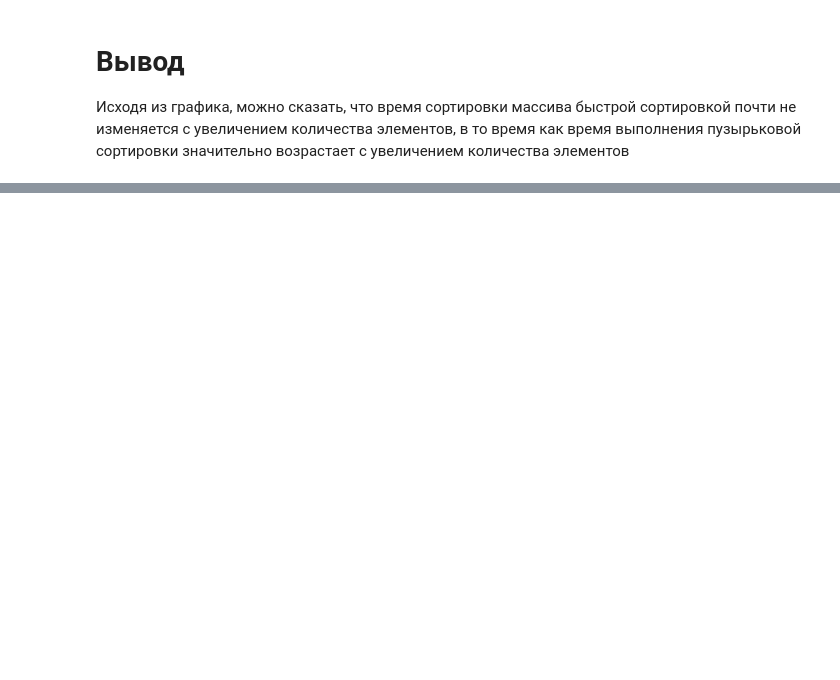
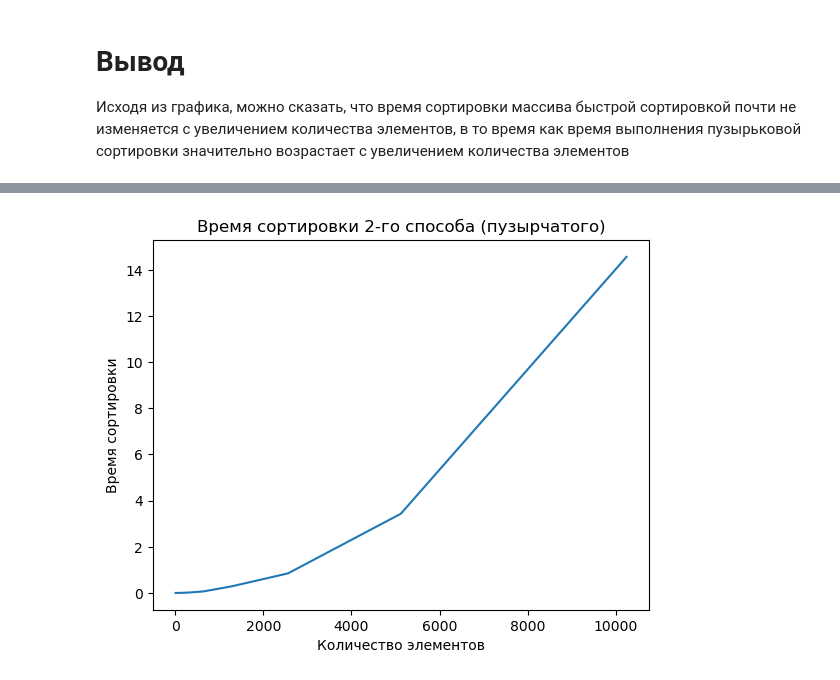
Before and after one commit to ProkDmit/tro_lb1, a Jupyter notebook: lb1/8-zad.ipynb, the cells around one changed output, grey strips where cells are left out. Saved outputs shown, nothing was run; the diff lists cells and outputs as text; code cells hidden in the pictures; blank space fills up the shorter version.

```diff
--- a/lb1/8-zad.ipynb
+++ b/lb1/8-zad.ipynb
@@ -88,0 +97,8 @@ plt.show()
+# %%
+plt.title("Время сортировки 2-го способа (пузырчатого)")
+plt.xlabel("Количество элементов")
+plt.ylabel("Время сортировки")
+plt.plot(x, bub)
+plt.show()
+# %% [output]
+[figure, added]
```
Also changed, not shown: parts of 2 cells of this notebook, 1 other file.
